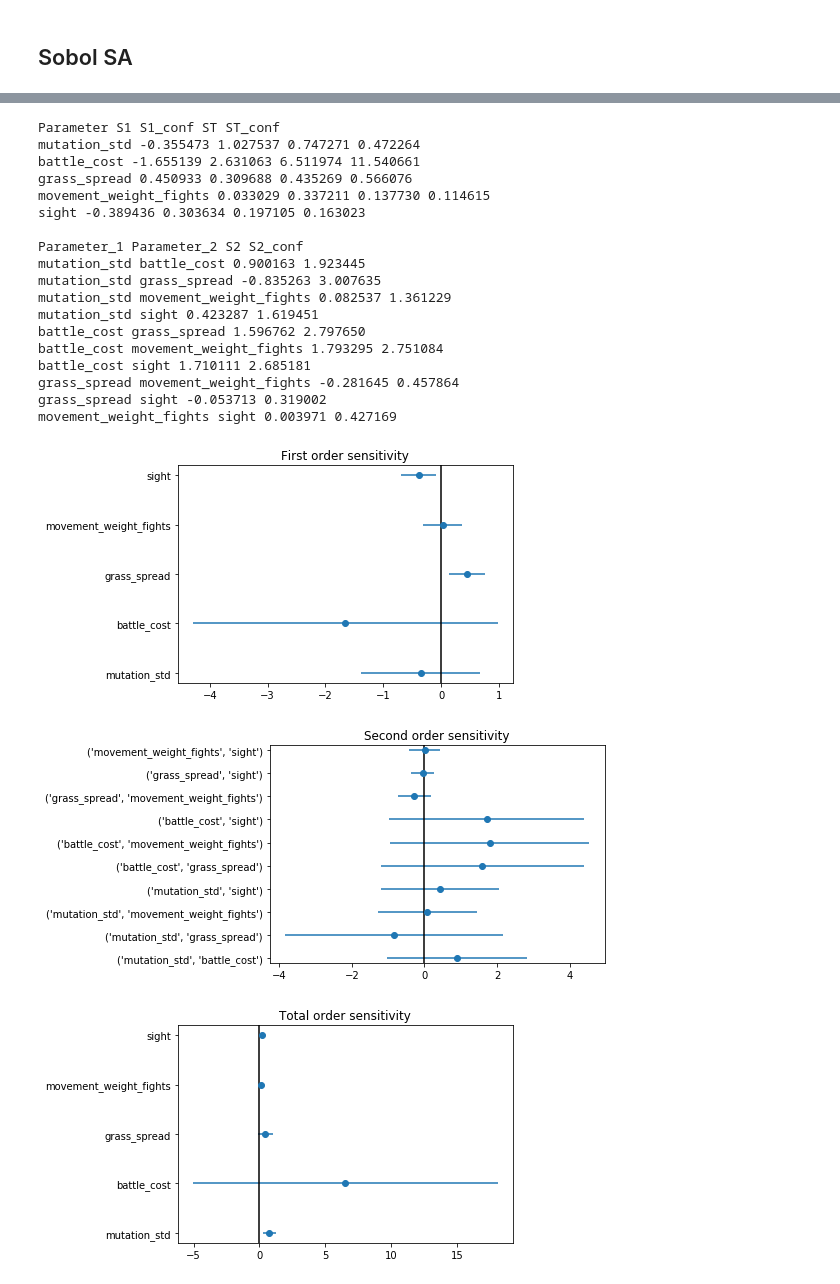
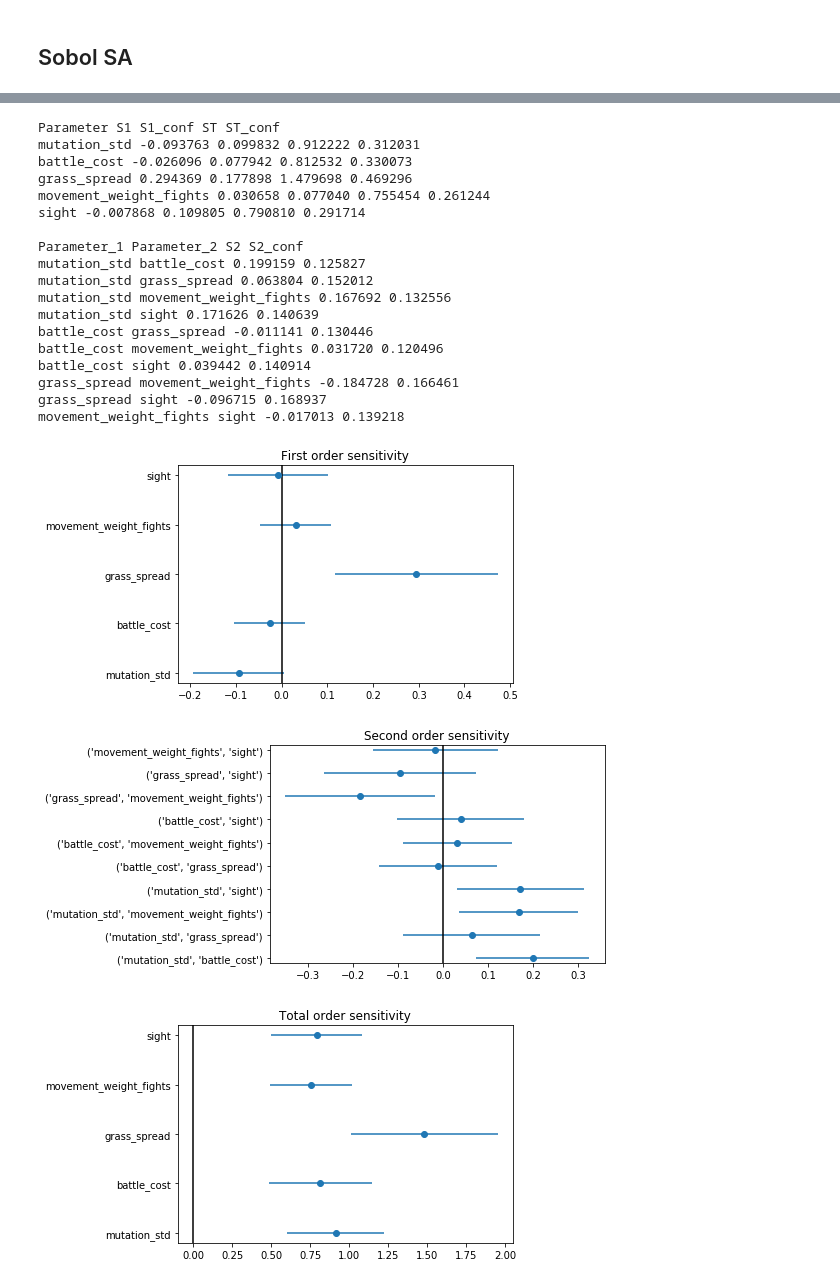
Before and after one commit to jurrew27/abm-project, a Jupyter notebook: sensitivity_analysis.ipynb, the cells around one changed output, grey strips where cells are left out. Drawn from its saved outputs; the diff is of its cells as text; code cells hidden in the pictures.

```diff
--- a/sensitivity_analysis.ipynb
+++ b/sensitivity_analysis.ipynb
@@ -12,7 +12,7 @@ import pickle
 # %% [markdown]
 ## One factor at a time
 # %%
-file_name = 'sa_r2_m500_d8'
+file_name = 'sa_r25_m500_d8'
 
 problem = {
     'num_vars': 11,
@@ -20,13 +20,13 @@ problem = {
               'amount_grass_growth', 'number_grass_growth', 'initial_bison_cooperation_std',
               'mutation_std', 'battle_cost', 'grass_spread',
               'movement_weight_fights', 'sight'],
-    'bounds': [[5, 30], [1, 8], [5, 15], [2, 10], [2, 10], [0.01, 0.5], [0.01, 0.5], [0.0, 1.0], [0.5, 5], [0, 1], [1, 6]]
+    'bounds': [[5, 30], [1, 9], [5, 20], [2, 10], [2, 10], [0.01, 0.5], [0.01, 0.5], [0.0, 2.0], [0.5, 5], [0, 1], [1, 9]]
 }
 
 # Set the repetitions, the amount of steps, and the amount of distinct values per variable
-replicates = 2
+replicates = 50
 max_steps = 500
-distinct_samples = 6
+distinct_samples = 8
 
 # Set the outputs
 model_reporters = {'Altruism (avg)': lambda m: m.schedule.get_average_cooperation_of_run(),
@@ -111,7 +111,7 @@ sobol_problem = {
     'num_vars': 5,
     'names': ['mutation_std', 'battle_cost', 'grass_spread',
               'movement_weight_fights', 'sight'],
-    'bounds': [[0.01, 0.5], [0, 2], [0.5, 5], [0, 1], [1, 8]]
+    'bounds': [[0.01, 0.5], [0, 2], [0.5, 5], [0, 1], [1, 9]]
 }
 
 param_values = saltelli.sample(sobol_problem, distinct_samples)
@@ -195,38 +181,38 @@ def plot_index(s, params, i, title=''):
     plt.errorbar(indices, range(l), xerr=errors, linestyle='None', marker='o')
     plt.axvline(0, c='k')
 # %%
-Si = sobol.analyze(sobol_problem, data['altruism_avg'].as_matrix(), print_to_console=True)
+Si = sobol.analyze(sobol_problem, data['Altruism (avg)'].as_matrix(), print_to_console=True)
 
 # First order
 plot_index(Si, sobol_problem['names'], '1', 'First order sensitivity')
 plt.show()
 
 # Second order
 plot_index(Si, sobol_problem['names'], '2', 'Second order sensitivity')
 plt.show()
 
 # Total order
 plot_index(Si, sobol_problem['names'], 'T', 'Total order sensitivity')
 plt.show()
 # %% [output]
 Parameter S1 S1_conf ST ST_conf
-mutation_std -0.355473 1.027537 0.747271 0.472264
-battle_cost -1.655139 2.631063 6.511974 11.540661
-grass_spread 0.450933 0.309688 0.435269 0.566076
-movement_weight_fights 0.033029 0.337211 0.137730 0.114615
-sight -0.389436 0.303634 0.197105 0.163023
+mutation_std -0.093763 0.099832 0.912222 0.312031
+battle_cost -0.026096 0.077942 0.812532 0.330073
+grass_spread 0.294369 0.177898 1.479698 0.469296
+movement_weight_fights 0.030658 0.077040 0.755454 0.261244
+sight -0.007868 0.109805 0.790810 0.291714
 
 Parameter_1 Parameter_2 S2 S2_conf
-mutation_std battle_cost 0.900163 1.923445
-mutation_std grass_spread -0.835263 3.007635
-mutation_std movement_weight_fights 0.082537 1.361229
-mutation_std sight 0.423287 1.619451
-battle_cost grass_spread 1.596762 2.797650
-battle_cost movement_weight_fights 1.793295 2.751084
-battle_cost sight 1.710111 2.685181
-grass_spread movement_weight_fights -0.281645 0.457864
-grass_spread sight -0.053713 0.319002
-movement_weight_fights sight 0.003971 0.427169
+mutation_std battle_cost 0.199159 0.125827
+mutation_std grass_spread 0.063804 0.152012
+mutation_std movement_weight_fights 0.167692 0.132556
+mutation_std sight 0.171626 0.140639
+battle_cost grass_spread -0.011141 0.130446
+battle_cost movement_weight_fights 0.031720 0.120496
+battle_cost sight 0.039442 0.140914
+grass_spread movement_weight_fights -0.184728 0.166461
+grass_spread sight -0.096715 0.168937
+movement_weight_fights sight -0.017013 0.139218
-[figure, old version]
+[figure, new version]
-[figure, old version]
+[figure, new version]
-[figure, old version]
+[figure, new version]
```
Also changed, not shown: parts of 3 cells of this notebook, 2 other files.
